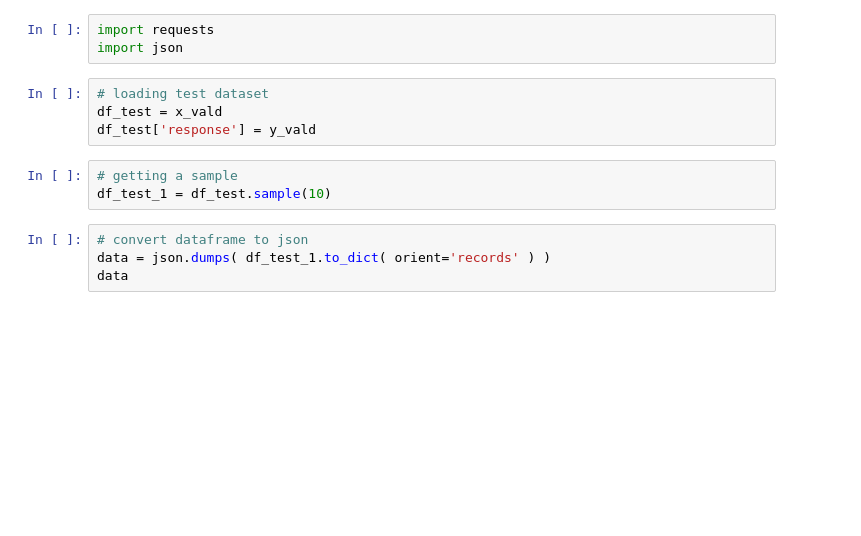
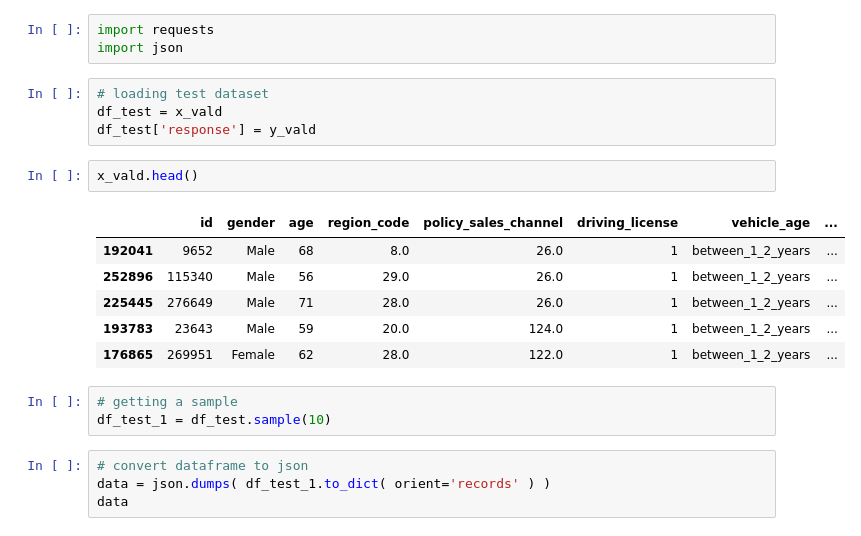
Before and after one commit to Gutscs/Health-Insurance-Cross-Sell, a Jupyter notebook: notebooks/HealthInsurance_cycle_2.ipynb, the cells around one changed output. Drawn from its saved outputs; the diff is of its cells as text; blank space fills up the shorter version.

```diff
--- a/notebooks/HealthInsurance_cycle_2.ipynb
+++ b/notebooks/HealthInsurance_cycle_2.ipynb
@@ -1188,6 +1189,15 @@ import json
 # loading test dataset
 df_test = x_vald
 df_test['response'] = y_vald
+# %%
+x_vald.head()
+# %% [output]
+|  | id | gender | age | region_code | policy_sales_channel | driving_license | vehicle_age | ... |
+| 192041 | 9652 | Male | 68 | 8.0 | 26.0 | 1 | between_1_2_years | ... |
+| 252896 | 115340 | Male | 56 | 29.0 | 26.0 | 1 | between_1_2_years | ... |
+| 225445 | 276649 | Male | 71 | 28.0 | 26.0 | 1 | between_1_2_years | ... |
+| 193783 | 23643 | Male | 59 | 20.0 | 124.0 | 1 | between_1_2_years | ... |
+| 176865 | 269951 | Female | 62 | 28.0 | 122.0 | 1 | between_1_2_years | ... |
 # %%
 # getting a sample
 df_test_1 = df_test.sample(10)
```
Also changed, not shown: parts of 10 cells of this notebook, 4 other files.
